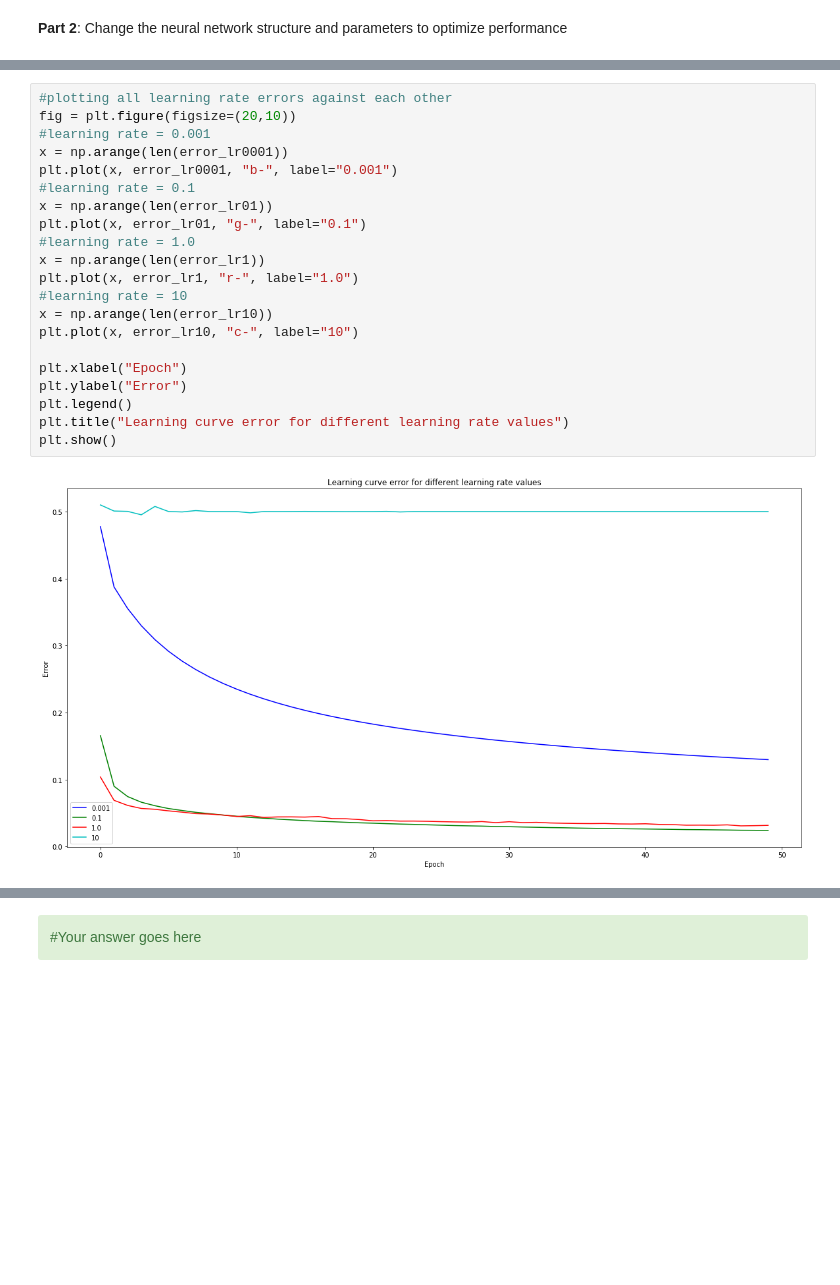
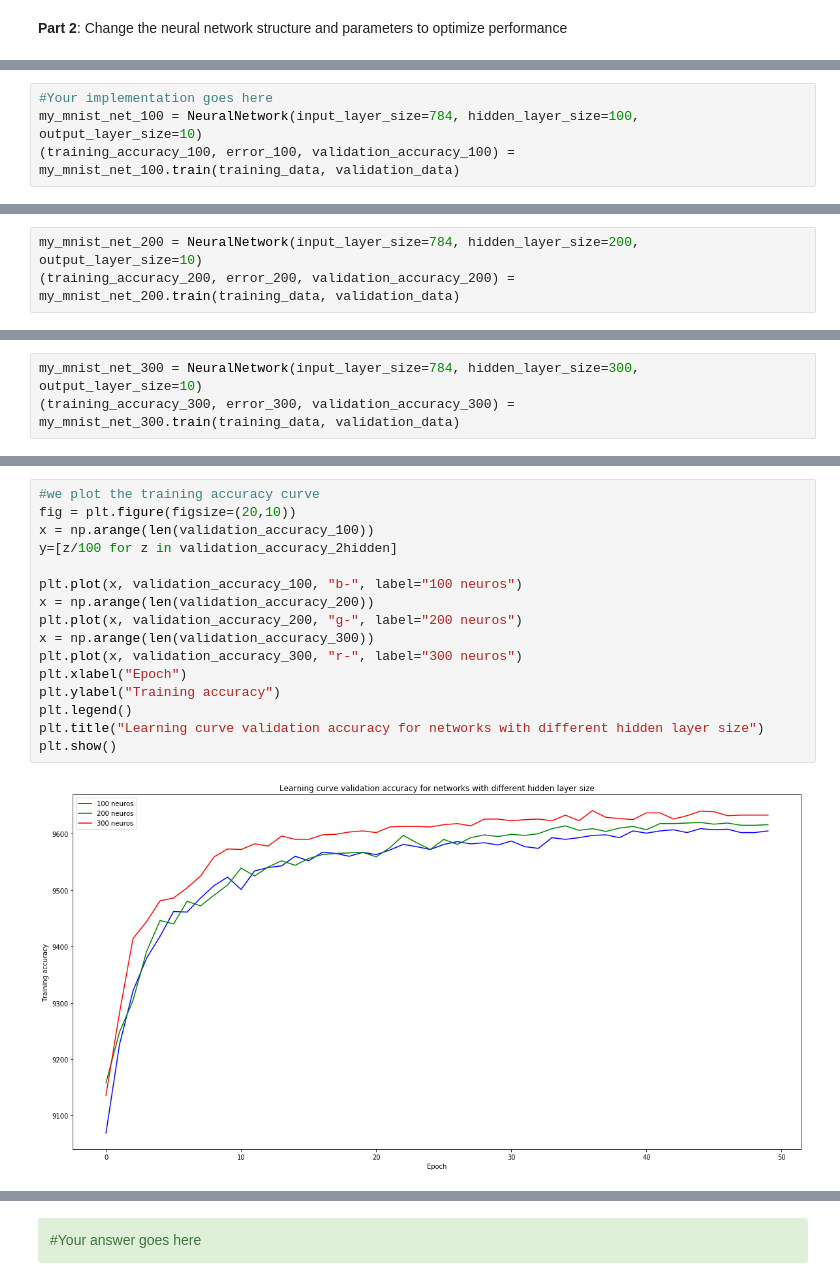
Before and after one commit to MatteoRomiti/DeepLearningLabs, a Jupyter notebook: lab1/TP1-notebook.ipynb, the cells around one changed output, grey strips where cells are left out. Drawn from its saved outputs; the diff is of its cells as text; blank space fills up the shorter version.

```diff
--- a/lab1/TP1-notebook.ipynb
+++ b/lab1/TP1-notebook.ipynb
@@ -468,0 +574,4 @@ plt.show()
+# %%
+#Your implementation goes here
+my_mnist_net_100 = NeuralNetwork(input_layer_size=784, hidden_layer_size=100, output_layer_size=10)
+(training_accuracy_100, error_100, validation_accuracy_100) = my_mnist_net_100.train(training_data, validation_data)
@@ -468,0 +596,3 @@ plt.show()
+# %%
+my_mnist_net_200 = NeuralNetwork(input_layer_size=784, hidden_layer_size=200, output_layer_size=10)
+(training_accuracy_200, error_200, validation_accuracy_200) = my_mnist_net_200.train(training_data, validation_data)
@@ -468,0 +617,3 @@ plt.show()
+# %%
+my_mnist_net_300 = NeuralNetwork(input_layer_size=784, hidden_layer_size=300, output_layer_size=10)
+(training_accuracy_300, error_300, validation_accuracy_300) = my_mnist_net_300.train(training_data, validation_data)
@@ -469,25 +638,20 @@ plt.show()
 # %%
-#plotting all learning rate errors against each other
+#we plot the training accuracy curve
 fig = plt.figure(figsize=(20,10))
-#learning rate = 0.001
-x = np.arange(len(error_lr0001))
-plt.plot(x, error_lr0001, "b-", label="0.001")
-#learning rate = 0.1
-x = np.arange(len(error_lr01))
-plt.plot(x, error_lr01, "g-", label="0.1")
-#learning rate = 1.0
-x = np.arange(len(error_lr1))
-plt.plot(x, error_lr1, "r-", label="1.0")
-#learning rate = 10
-x = np.arange(len(error_lr10))
-plt.plot(x, error_lr10, "c-", label="10")
+x = np.arange(len(validation_accuracy_100))
+y=[z/100 for z in validation_accuracy_2hidden]
 
+plt.plot(x, validation_accuracy_100, "b-", label="100 neuros")
+x = np.arange(len(validation_accuracy_200))
+plt.plot(x, validation_accuracy_200, "g-", label="200 neuros")
+x = np.arange(len(validation_accuracy_300))
+plt.plot(x, validation_accuracy_300, "r-", label="300 neuros")
 plt.xlabel("Epoch")
-plt.ylabel("Error")
+plt.ylabel("Training accuracy")
 plt.legend()
-plt.title("Learning curve error for different learning rate values")
+plt.title("Learning curve validation accuracy for networks with different hidden layer size")
 plt.show()
 # %% [output]
-[figure, old version]
+[figure, new version]
 # %% [markdown]
 <div class="alert alert-success">
```
Also changed, not shown: parts of 54 cells of this notebook, 2 other files.
